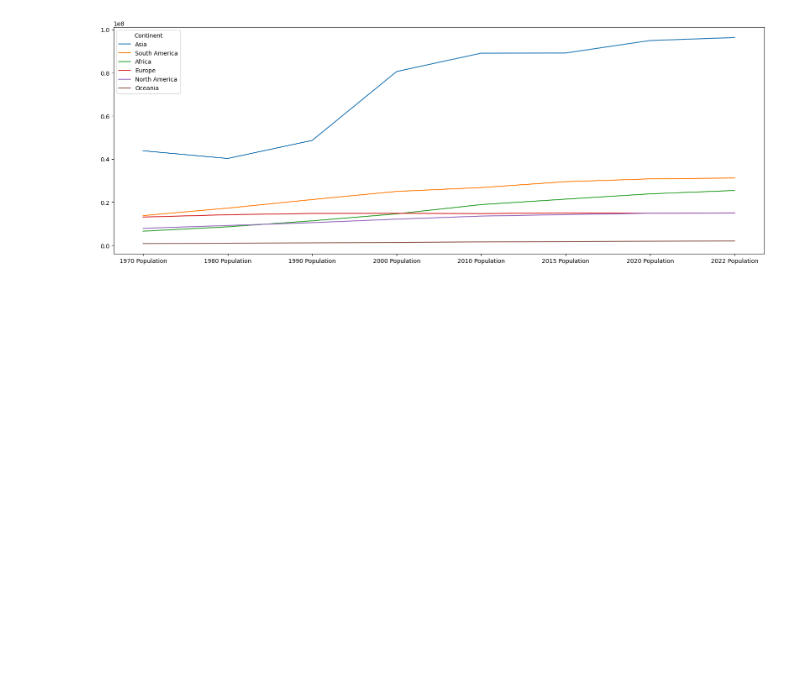
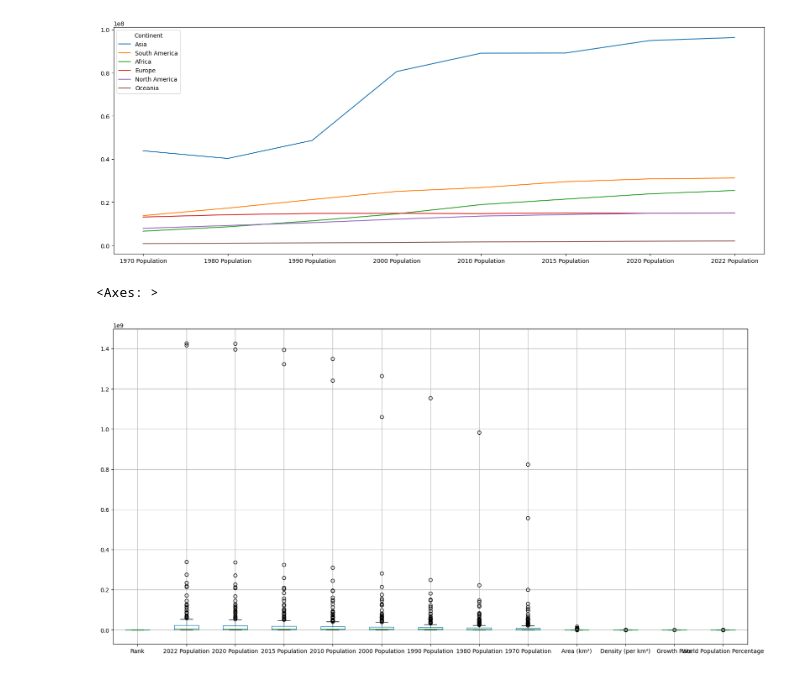
Before and after one commit to aayushshrestha783/data_analytics, a Jupyter notebook: explanatory_data_analysis_pandas.ipynb, the cells around one changed output. Cells and saved outputs as stored; diff of their text form; code cells hidden in the pictures; blank space fills up the shorter version.

```diff
--- a/explanatory_data_analysis_pandas.ipynb
+++ b/explanatory_data_analysis_pandas.ipynb
@@ -226,3 +226,8 @@ df3.plot()
 # %% [output]
 <Axes: >
 [figure]
+# %%
+df.boxplot(figsize=(20,10))
+# %% [output]
+<Axes: >
+[figure, added]
```
Also changed, not shown: parts of 1 cell of this notebook.
